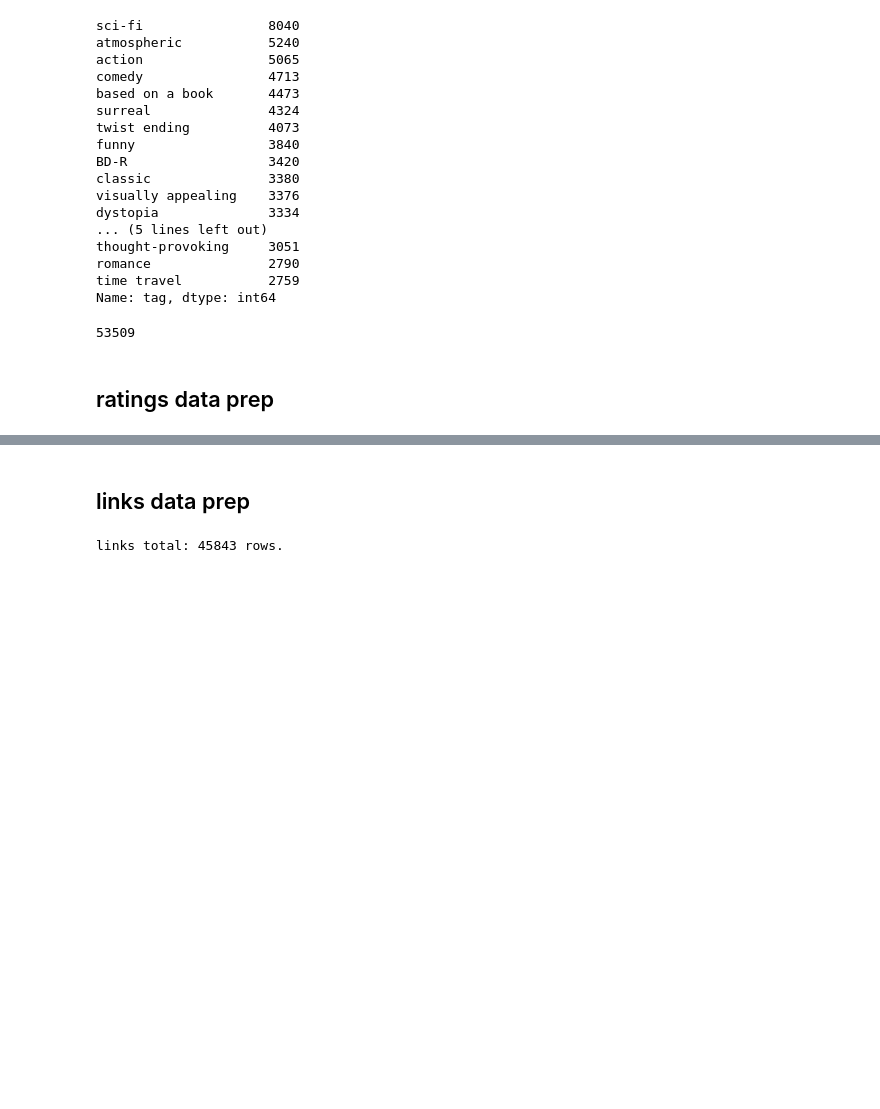
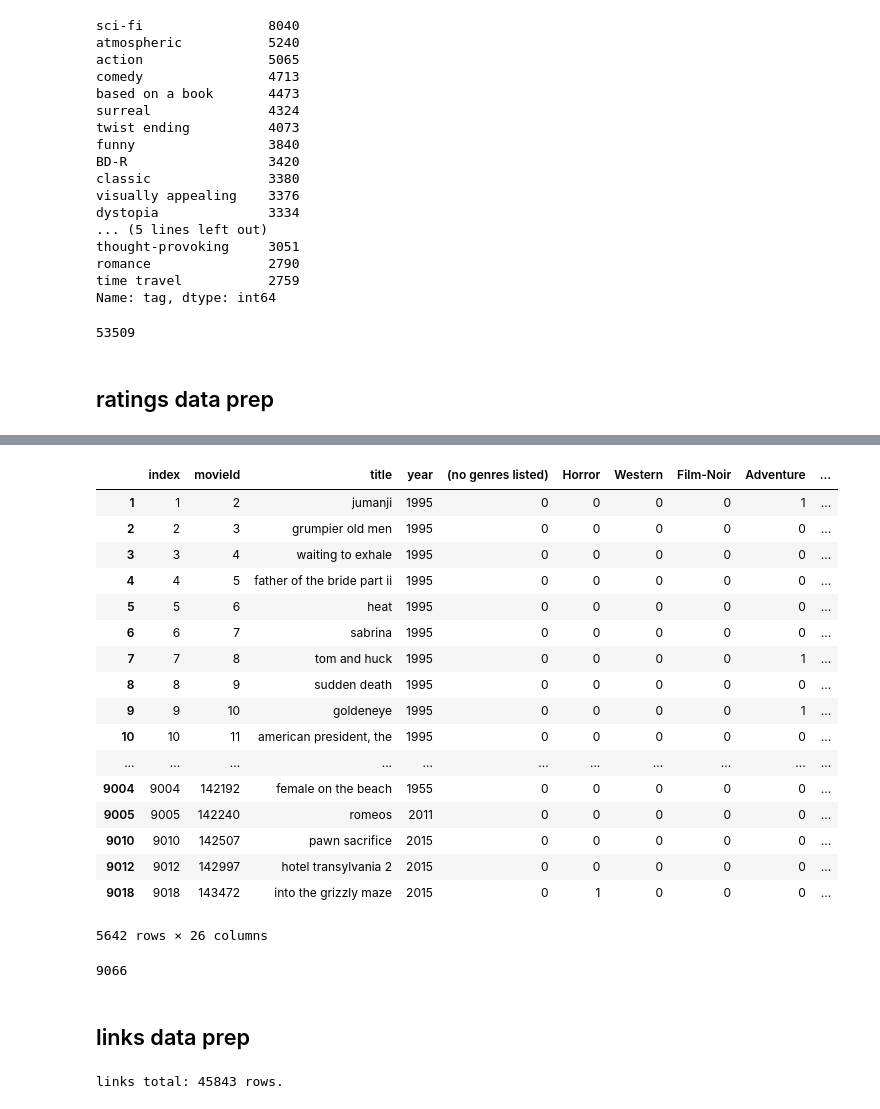
Before and after one commit to drdarina/ds_workshop, a Jupyter notebook: movie_recommendation_data_prep.ipynb, the cells around one changed output, grey strips where cells are left out. Saved outputs shown, nothing was run; the diff lists cells and outputs as text; code cells hidden in the pictures; blank space fills up the shorter version.

```diff
--- a/movie_recommendation_data_prep.ipynb
+++ b/movie_recommendation_data_prep.ipynb
@@ -151,0 +179,5 @@ plt.title('average rating per user')
+# %%
+users_rating = ratings.pivot(index='movieId', columns='userId', values='rating').fillna(0)
+# %%
+users_rating['mean_rating'] = users_rating.mean(axis=1)
+users_rating['total_ratings'] = pd.crosstab(ratings.movieId, ratings.userId).sum(axis=1)
@@ -151,0 +206,22 @@ plt.title('average rating per user')
+# %%
+# add mean rating to movie dataframe
+movies.join(users_rating[['mean_rating', 'total_ratings']], how='inner')
+# %% [output]
+|  | index | movieId | title | year | (no genres listed) | Horror | Western | Film-Noir | Adventure | ... |
+| 1 | 1 | 2 | jumanji | 1995 | 0 | 0 | 0 | 0 | 1 | ... |
+| 2 | 2 | 3 | grumpier old men | 1995 | 0 | 0 | 0 | 0 | 0 | ... |
+| 3 | 3 | 4 | waiting to exhale | 1995 | 0 | 0 | 0 | 0 | 0 | ... |
+| 4 | 4 | 5 | father of the bride part ii | 1995 | 0 | 0 | 0 | 0 | 0 | ... |
+| 5 | 5 | 6 | heat | 1995 | 0 | 0 | 0 | 0 | 0 | ... |
+| 6 | 6 | 7 | sabrina | 1995 | 0 | 0 | 0 | 0 | 0 | ... |
+| 7 | 7 | 8 | tom and huck | 1995 | 0 | 0 | 0 | 0 | 1 | ... |
+| 8 | 8 | 9 | sudden death | 1995 | 0 | 0 | 0 | 0 | 0 | ... |
+| 9 | 9 | 10 | goldeneye | 1995 | 0 | 0 | 0 | 0 | 1 | ... |
+| 10 | 10 | 11 | american president, the | 1995 | 0 | 0 | 0 | 0 | 0 | ... |
+| ... | ... | ... | ... | ... | ... | ... | ... | ... | ... | ... |
+| 9004 | 9004 | 142192 | female on the beach | 1955 | 0 | 0 | 0 | 0 | 0 | ... |
+| 9005 | 9005 | 142240 | romeos | 2011 | 0 | 0 | 0 | 0 | 0 | ... |
+| 9010 | 9010 | 142507 | pawn sacrifice | 2015 | 0 | 0 | 0 | 0 | 0 | ... |
+| 9012 | 9012 | 142997 | hotel transylvania 2 | 2015 | 0 | 0 | 0 | 0 | 0 | ... |
+| 9018 | 9018 | 143472 | into the grizzly maze | 2015 | 0 | 1 | 0 | 0 | 0 | ... |
+5642 rows × 26 columns
@@ -152,3 +230,7 @@ plt.title('average rating per user')
+# %%
+n_movies
+# %% [output]
+9066
 # %% [markdown]
 ## links data prep
 # %%
```
Also changed, not shown: parts of 11 cells of this notebook, 1 other file.
